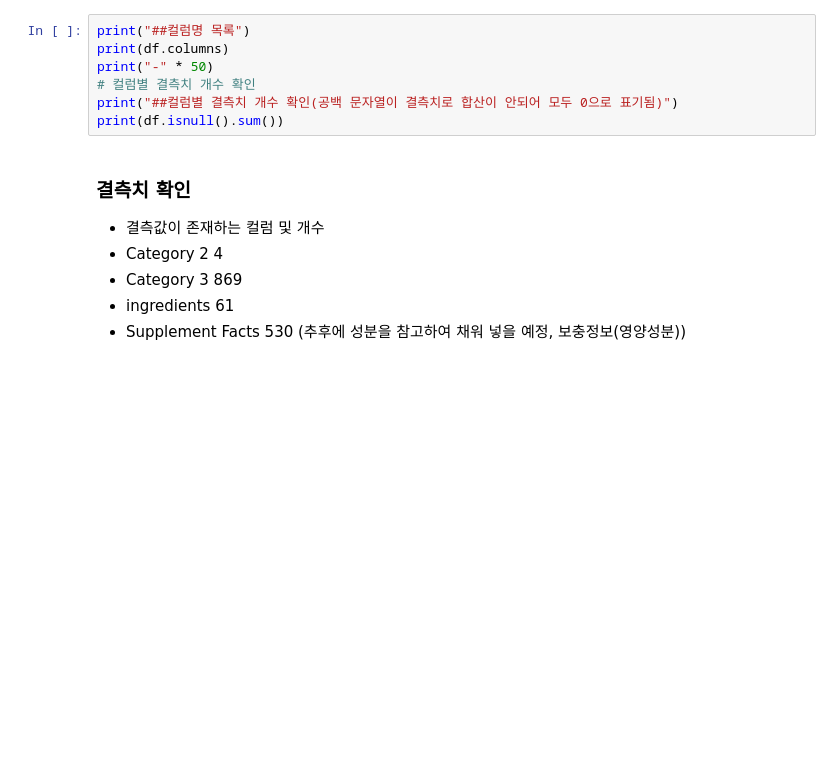
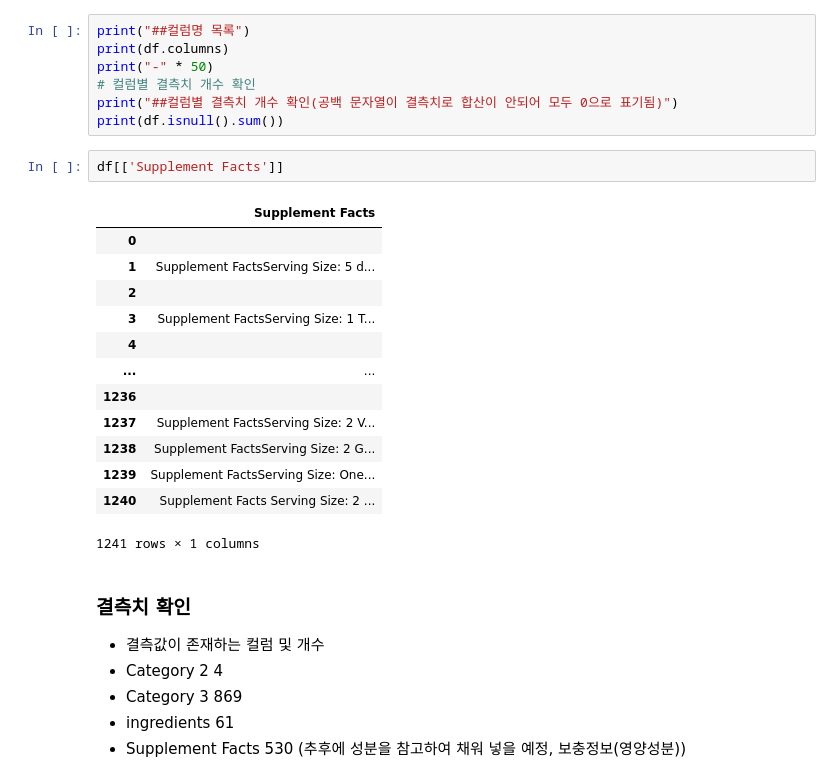
Before and after one commit to yujincode-bon/pjt_personal_agent, a Jupyter notebook: 01_data_load.ipynb, the cells around one changed output. Drawn from its saved outputs; the diff is of its cells as text; blank space fills up the shorter version.

```diff
--- a/01_data_load.ipynb
+++ b/01_data_load.ipynb
@@ -27,6 +37,22 @@ print("-" * 50)
 # 컬럼별 결측치 개수 확인
 print("##컬럼별 결측치 개수 확인(공백 문자열이 결측치로 합산이 안되어 모두 0으로 표기됨)")
 print(df.isnull().sum())
+# %%
+df[['Supplement Facts']]
+# %% [output]
+|  | Supplement Facts |
+| 0 |  |
+| 1 | Supplement FactsServing Size: 5 d... |
+| 2 |  |
+| 3 | Supplement FactsServing Size: 1 T... |
+| 4 |  |
+| ... | ... |
+| 1236 |  |
+| 1237 | Supplement FactsServing Size: 2 V... |
+| 1238 | Supplement FactsServing Size: 2 G... |
+| 1239 | Supplement FactsServing Size: One... |
+| 1240 | Supplement Facts Serving Size: 2 ... |
+1241 rows × 1 columns
 # %% [markdown]
 ### 결측치 확인
 - 결측값이 존재하는 컬럼 및 개수
```
Also changed, not shown: parts of 46 cells of this notebook, 12 other files.
